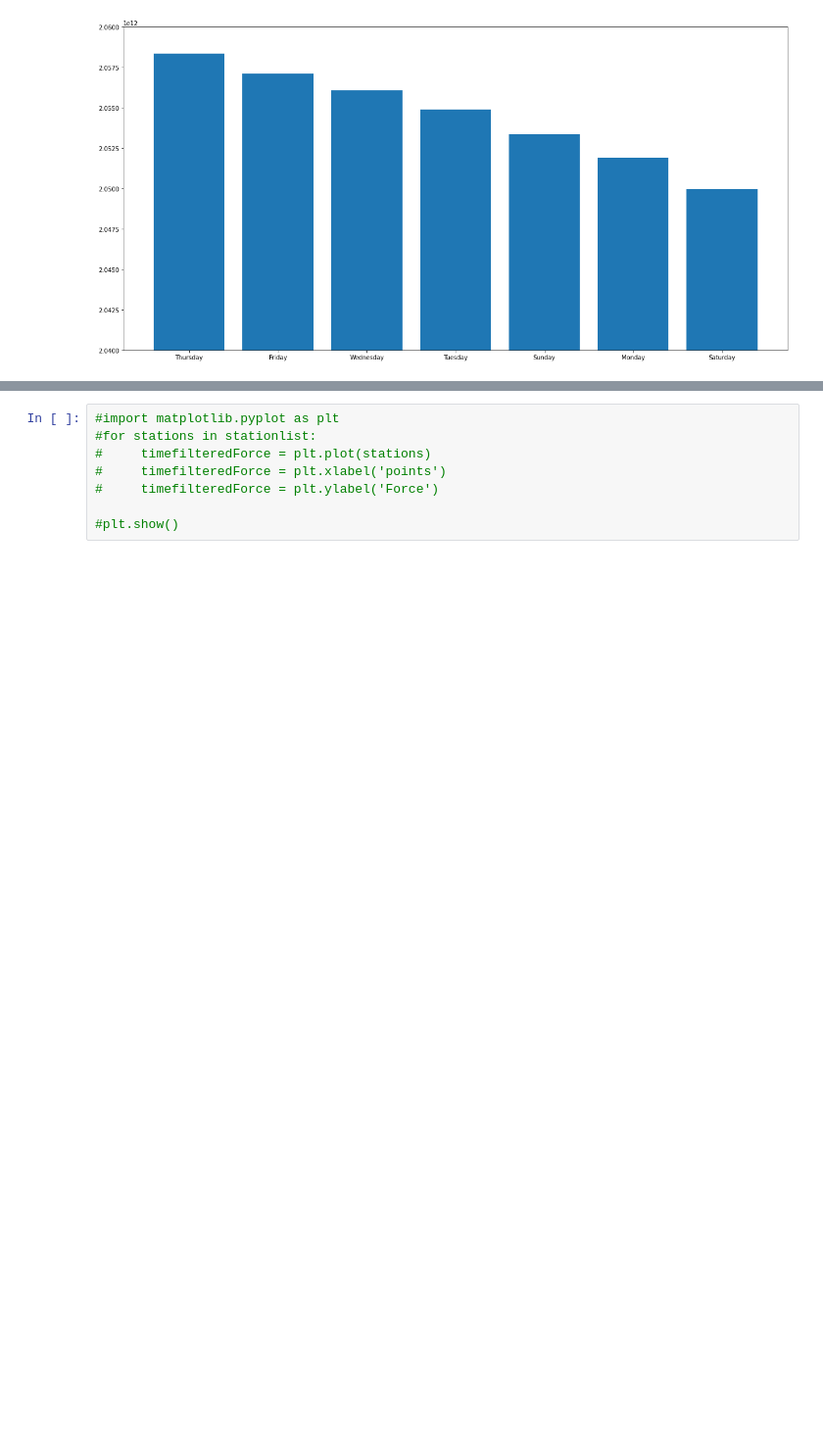
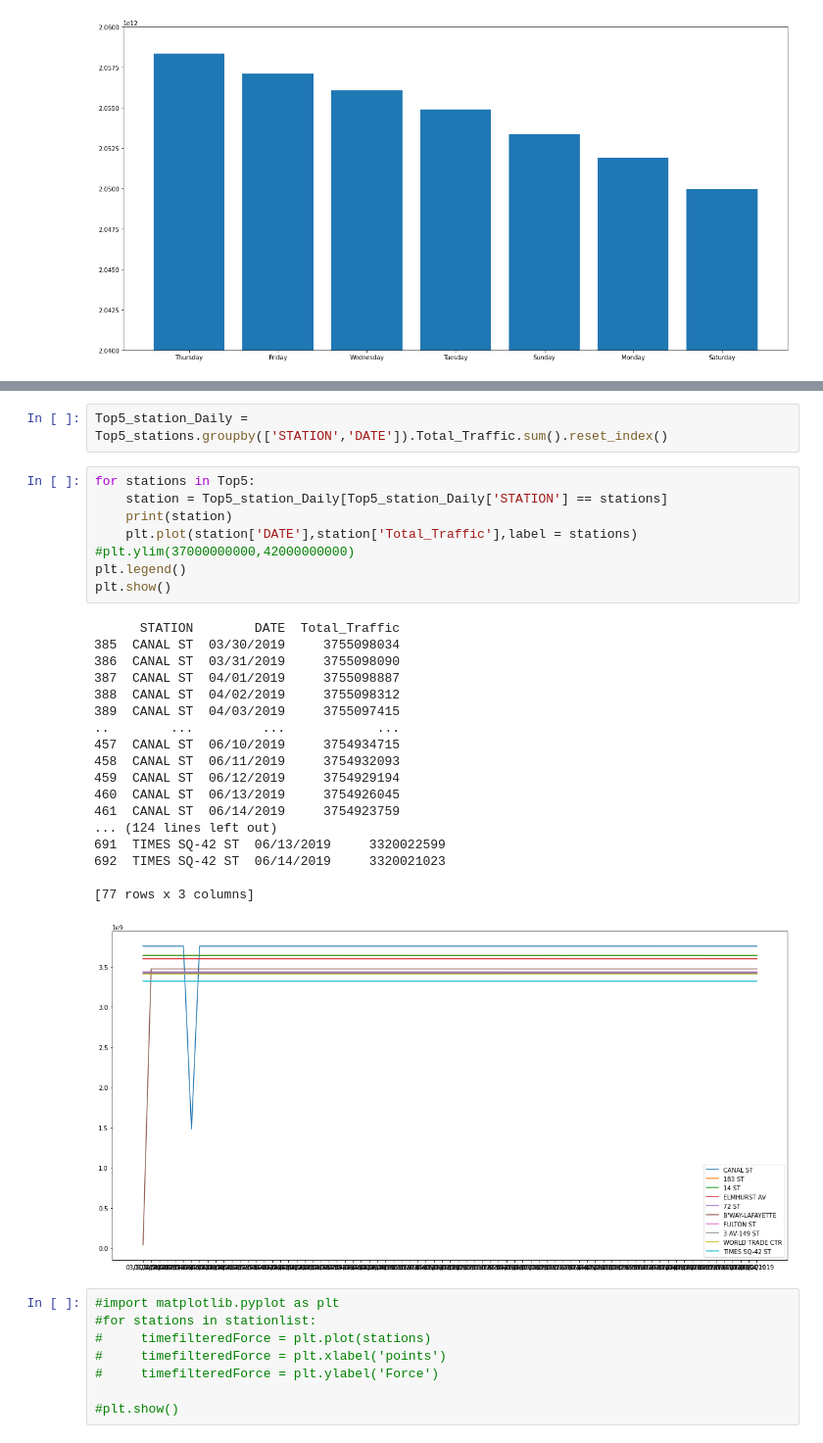
Before and after one commit to racheldilley1/mta-project-1, a Jupyter notebook: ritu_notebook.ipynb, the cells around one changed output, grey strips where cells are left out. Shown at 98% size. Saved outputs shown, nothing was run; the diff lists cells and outputs as text; blank space fills up the shorter version.

```diff
--- a/ritu_notebook.ipynb
+++ b/ritu_notebook.ipynb
@@ -400,3 +490,32 @@ plt.show()
+# %%
+Top5_station_Daily = Top5_stations.groupby(['STATION','DATE']).Total_Traffic.sum().reset_index()
+# %%
+for stations in Top5:
+    station = Top5_station_Daily[Top5_station_Daily['STATION'] == stations]
+    print(station)
+    plt.plot(station['DATE'],station['Total_Traffic'],label = stations)
+#plt.ylim(37000000000,42000000000)
+plt.legend()
+plt.show()
+# %% [output]
+      STATION        DATE  Total_Traffic
+385  CANAL ST  03/30/2019     3755098034
+386  CANAL ST  03/31/2019     3755098090
+387  CANAL ST  04/01/2019     3755098887
+388  CANAL ST  04/02/2019     3755098312
+389  CANAL ST  04/03/2019     3755097415
+..        ...         ...            ...
+457  CANAL ST  06/10/2019     3754934715
+458  CANAL ST  06/11/2019     3754932093
+459  CANAL ST  06/12/2019     3754929194
+460  CANAL ST  06/13/2019     3754926045
+461  CANAL ST  06/14/2019     3754923759
+... (124 lines left out)
+691  TIMES SQ-42 ST  06/13/2019     3320022599
+692  TIMES SQ-42 ST  06/14/2019     3320021023
+
+[77 rows x 3 columns]
+[figure, added]
 # %%
 #import matplotlib.pyplot as plt
 #for stations in stationlist:
```
Also changed, not shown: parts of 20 cells of this notebook.
